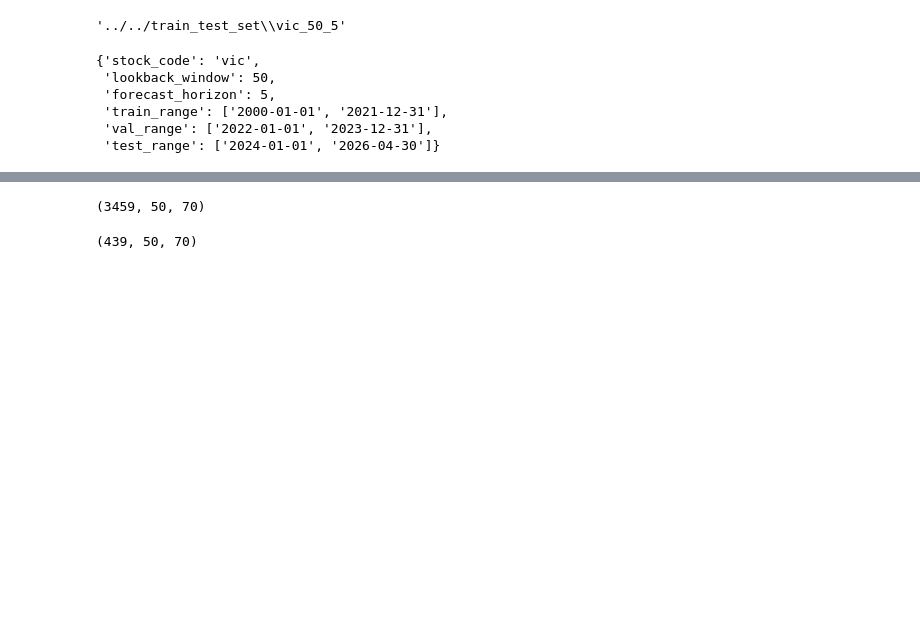
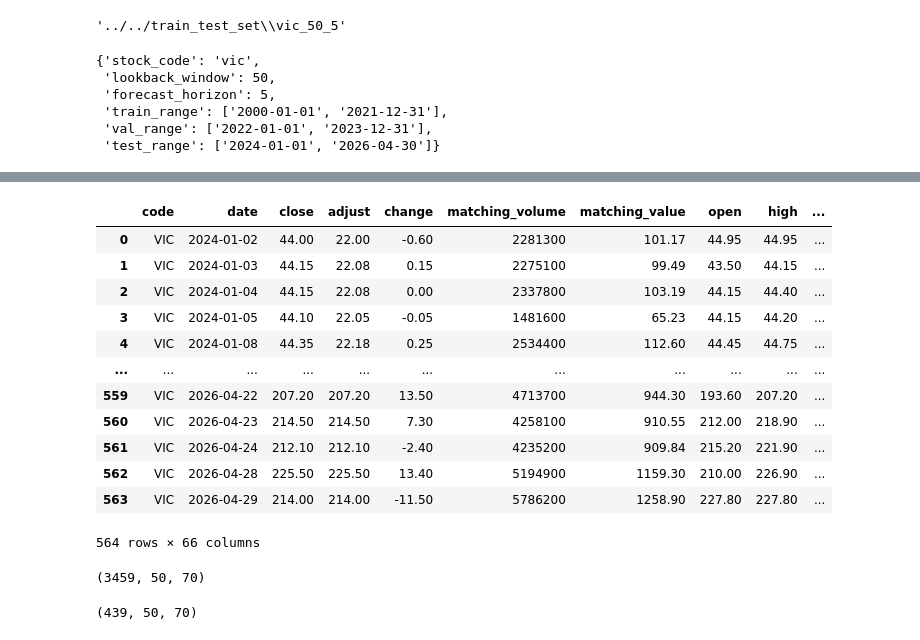
Before and after one commit to DucTrung1802/master-thesis, a Jupyter notebook: src/evaluator/data_evaluator.ipynb, the cells around one changed output, grey strips where cells are left out. Drawn from its saved outputs; the diff is of its cells as text; code cells hidden in the pictures; blank space fills up the shorter version.

```diff
--- a/src/evaluator/data_evaluator.ipynb
+++ b/src/evaluator/data_evaluator.ipynb
@@ -59 +112,20 @@ META_DATA
+# %%
+test_featured_stock_df = pd.read_csv(
+    os.path.join(STOCK_CODE_INPUT_FOLDER_PATH, "test_featured_stock_df.csv")
+)
+test_featured_stock_df
+# %% [output]
+|  | code | date | close | adjust | change | matching_volume | matching_value | open | high | ... |
+| 0 | VIC | 2024-01-02 | 44.00 | 22.00 | -0.60 | 2281300 | 101.17 | 44.95 | 44.95 | ... |
+| 1 | VIC | 2024-01-03 | 44.15 | 22.08 | 0.15 | 2275100 | 99.49 | 43.50 | 44.15 | ... |
+| 2 | VIC | 2024-01-04 | 44.15 | 22.08 | 0.00 | 2337800 | 103.19 | 44.15 | 44.40 | ... |
+| 3 | VIC | 2024-01-05 | 44.10 | 22.05 | -0.05 | 1481600 | 65.23 | 44.15 | 44.20 | ... |
+| 4 | VIC | 2024-01-08 | 44.35 | 22.18 | 0.25 | 2534400 | 112.60 | 44.45 | 44.75 | ... |
+| ... | ... | ... | ... | ... | ... | ... | ... | ... | ... | ... |
+| 559 | VIC | 2026-04-22 | 207.20 | 207.20 | 13.50 | 4713700 | 944.30 | 193.60 | 207.20 | ... |
+| 560 | VIC | 2026-04-23 | 214.50 | 214.50 | 7.30 | 4258100 | 910.55 | 212.00 | 218.90 | ... |
+| 561 | VIC | 2026-04-24 | 212.10 | 212.10 | -2.40 | 4235200 | 909.84 | 215.20 | 221.90 | ... |
+| 562 | VIC | 2026-04-28 | 225.50 | 225.50 | 13.40 | 5194900 | 1159.30 | 210.00 | 226.90 | ... |
+| 563 | VIC | 2026-04-29 | 214.00 | 214.00 | -11.50 | 5786200 | 1258.90 | 227.80 | 227.80 | ... |
+564 rows × 66 columns
 # %%
```
Also changed, not shown: parts of 18 cells of this notebook.
